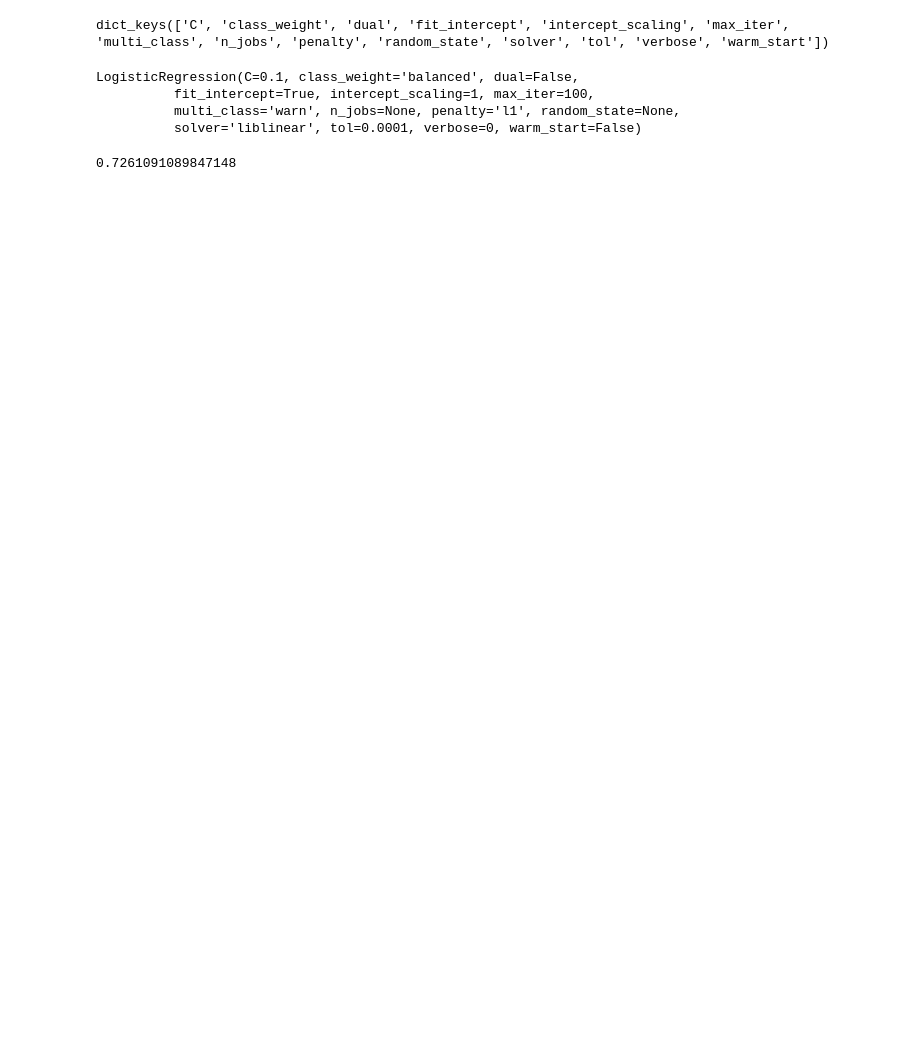
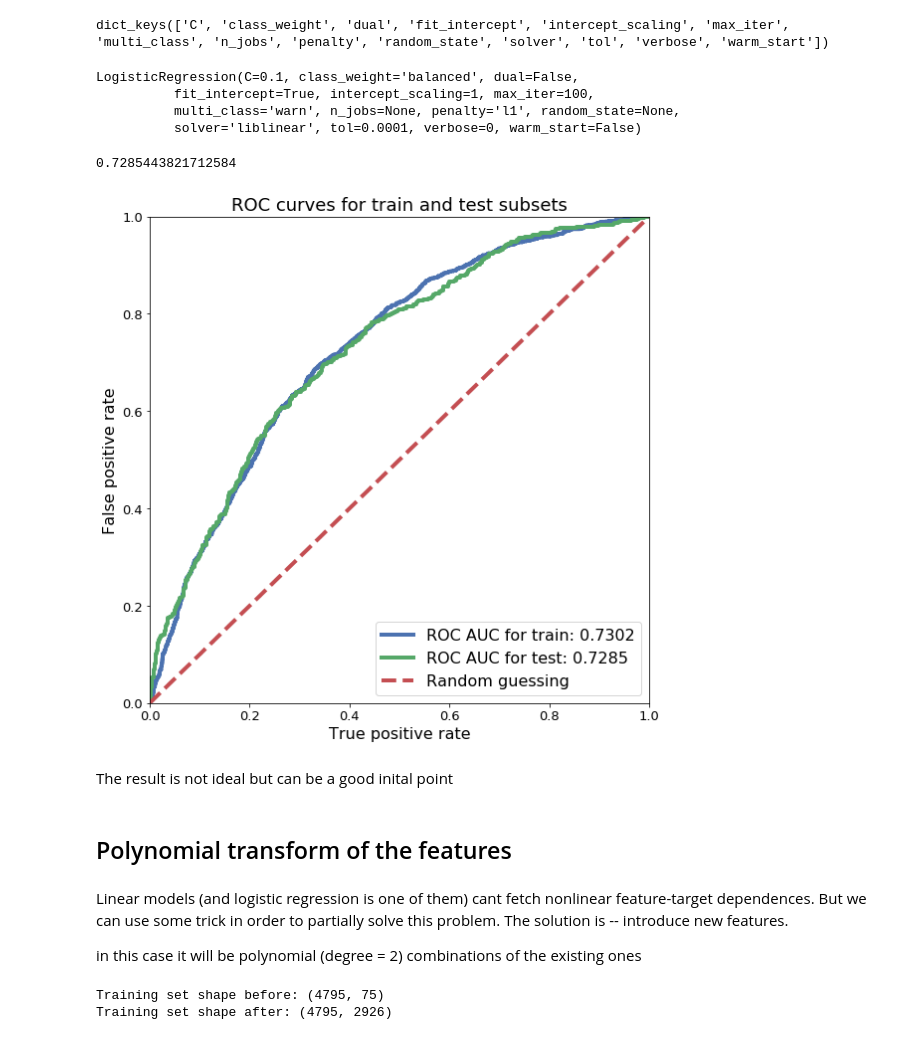
Before and after one commit to VitalyPetrov/scorista-testing-task, a Jupyter notebook: scorista_problem.ipynb, the cells around one changed output. Drawn from its saved outputs; the diff is of its cells as text; code cells hidden in the pictures; blank space fills up the shorter version.

Commit message:
finished logistic regression model + start to use polynomial features

```diff
--- a/scorista_problem.ipynb
+++ b/scorista_problem.ipynb
@@ -151,7 +151,6 @@ features
 As it s done let us perform train-test split of the dataset to train the model and evaluate it s quality
 # %%
 features_train, features_test, target_train, target_test = train_test_split(features, target,
-                                                                            test_size=0.3,
                                                                             stratify=target
                                                                             )
 # %%
@@ -200,4 +202,52 @@ from sklearn.metrics import roc_auc_score
 
 roc_auc_score(target_test, target_predicted)
 # %% [output]
-0.7261091089847148
+0.7285443821712584
+# %%
+def plot_roc_curve(references, predictions):
+    """
+    Plot receiver operating characteristic (ROC) curve for the given train and test
+    subsets
+
+    :param references: [*, *] list of reference data splitted to train and test subsets
+    :param predictions: [*, *] list of predicted targets identical to ${references} splitting
+
+    :return: in-place plot the ROC curves for train and test subsets
+    """
+    plt.title('ROC curves for train and test subsets', fontsize=18)
+    #
+    train_data, test_data = references
+    train_predictions, test_predictions = predictions
+    #
+    # ROC for train subset
+    tpr, fpr, _ = roc_curve(train_data, train_predictions)
+    plt.plot(tpr, fpr, lw=4, label=f'ROC AUC for train: {round(roc_auc_score(train_data, train_predictions), 4)}')
+
+    # ROC for test subset
+    tpr, fpr, _ = roc_curve(test_data, test_predictions)
+    plt.plot(tpr, fpr, lw=4, label=f'ROC AUC for test: {round(roc_auc_score(test_data, test_predictions), 4)}')
+
+    # Random guess model
+    plt.plot([0., 1.], [0., 1.], lw=4, ls='dashed', label='Random guessing')
+
+    # Axis settings
+    plt.xlabel('True positive rate', fontsize=16)
+    plt.xlim(0., 1.)
+
+    plt.ylabel('False positive rate', fontsize=16)
+    plt.ylim(0., 1.)
+    plt.legend(fontsize = 16, loc='lower right')
+    #
+# %%
+predictions = [lr_estimator.predict_proba(samples)[:, 1] for samples in (features_train, features_test)]
+plot_roc_curve([target_train, target_test], predictions)
+# %% [output]
+[figure, added]
+# %% [markdown]
+The result is not ideal but can be a good inital point
+# %% [markdown]
+## Polynomial transform of the features
+# %% [markdown]
+Linear models (and logistic regression is one of them) cant fetch nonlinear feature-target dependences. But we can use some trick in order to partially solve this problem. The solution is -- introduce new features.
+
+in this case it will be polynomial (degree = 2) combinations of the existing ones
@@ -203,0 +260,6 @@ roc_auc_score(target_test, target_predicted)
+# %%
+print(f'Training set shape before: {features_train.shape}')
+print(f'Training set shape after: {features_train_polynomial.shape}')
+# %% [output]
+Training set shape before: (4795, 75)
+Training set shape after: (4795, 2926)
```
Also changed, not shown: parts of 8 cells of this notebook.
